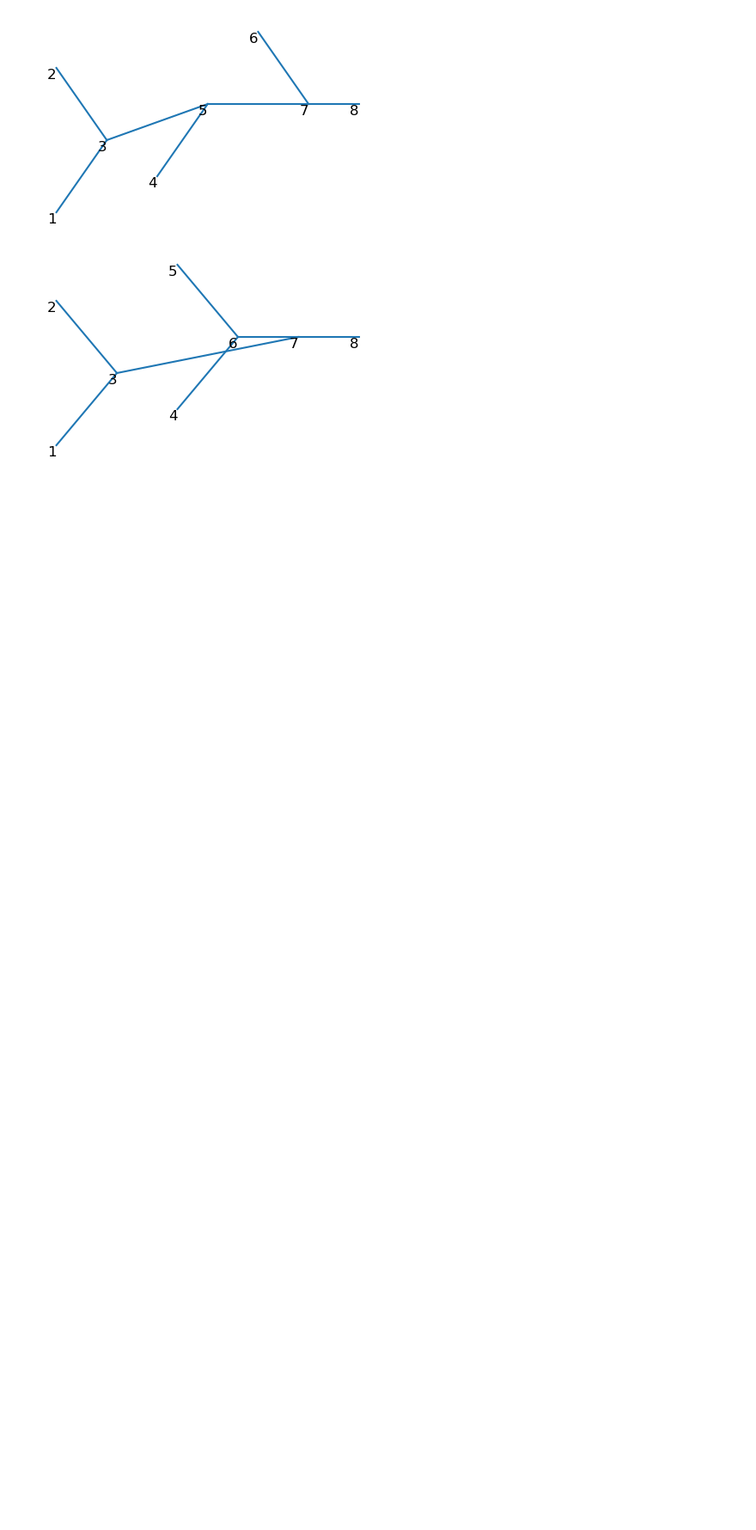
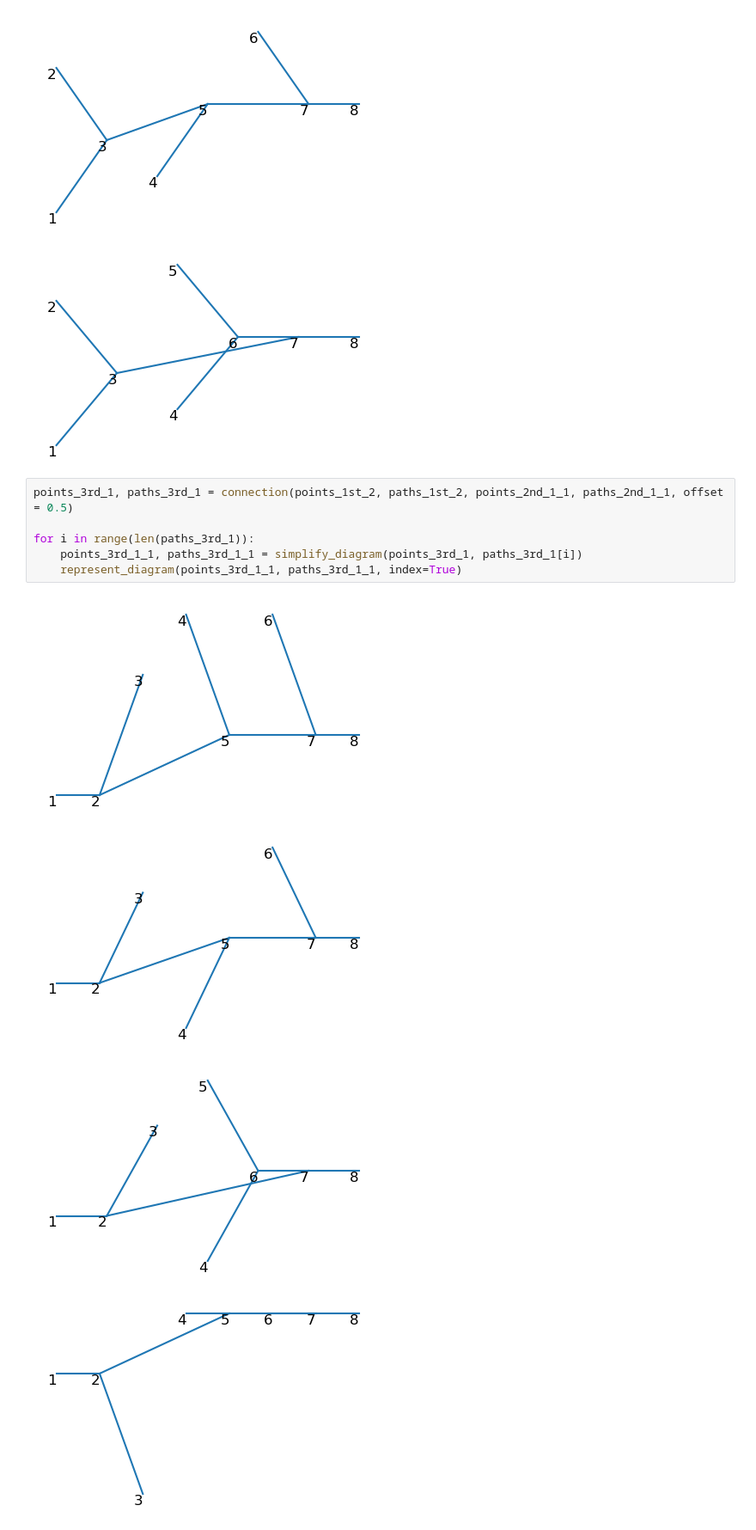
Before and after one commit to liuzhuozhuo/edp-renormalization, a Jupyter notebook: python/order_1.ipynb, the cells around one changed output. Shown at 86% size. Cells and saved outputs as stored; diff of their text form; blank space fills up the shorter version.

```diff
--- a/python/order_1.ipynb
+++ b/python/order_1.ipynb
@@ -57,3 +54,14 @@ for i in range(len(paths_3rd_1)):
 [figure]
 [figure]
 [figure]
+# %%
+points_3rd_1, paths_3rd_1 = connection(points_1st_2, paths_1st_2, points_2nd_1_1, paths_2nd_1_1, offset = 0.5)
+
+for i in range(len(paths_3rd_1)):
+    points_3rd_1_1, paths_3rd_1_1 = simplify_diagram(points_3rd_1, paths_3rd_1[i])
+    represent_diagram(points_3rd_1_1, paths_3rd_1_1, index=True)
+# %% [output]
+[figure, added]
+[figure, added]
+[figure, added]
+[figure, added]
```
Also changed, not shown: parts of 2 cells of this notebook, 5 other files.
